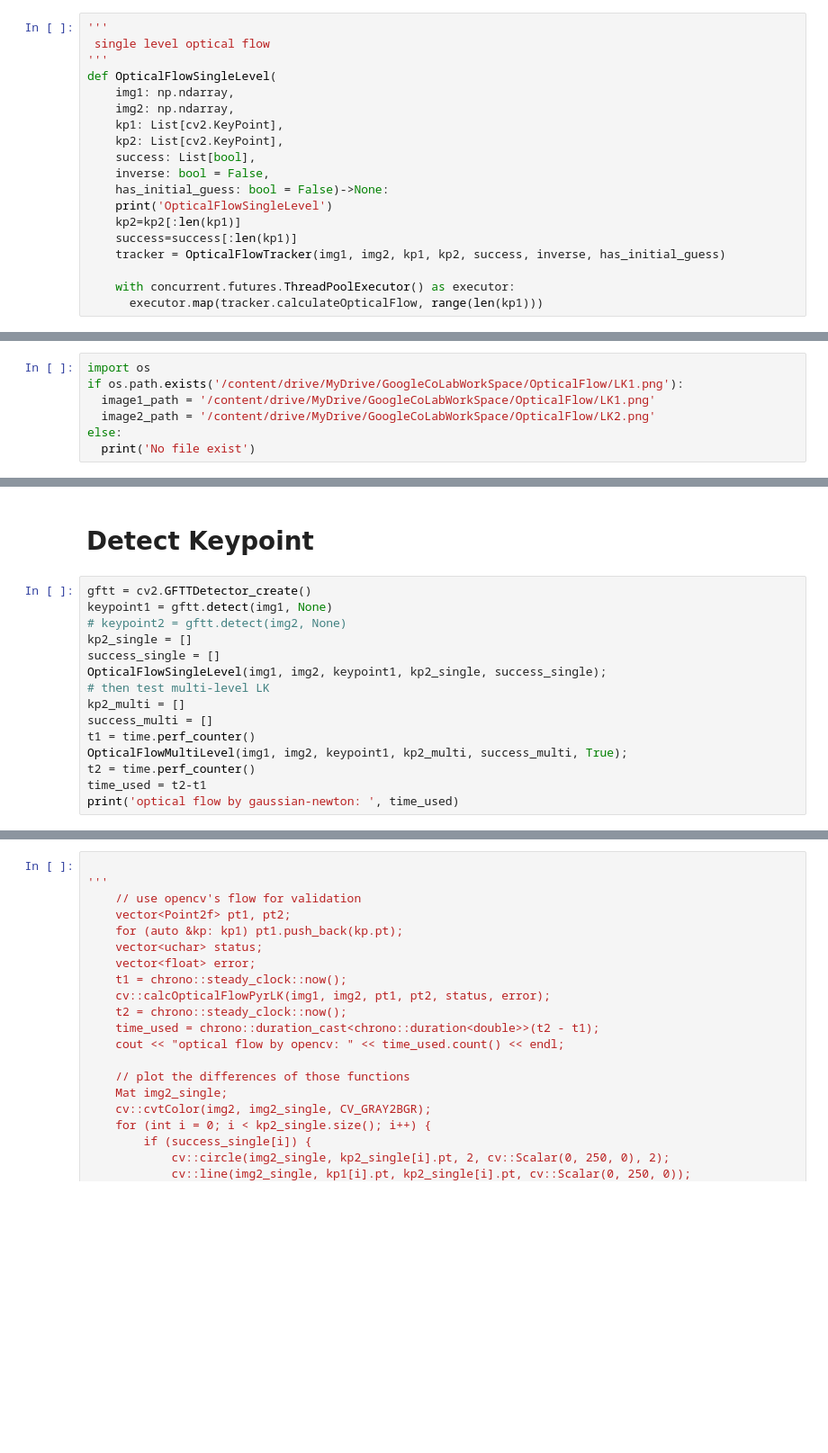
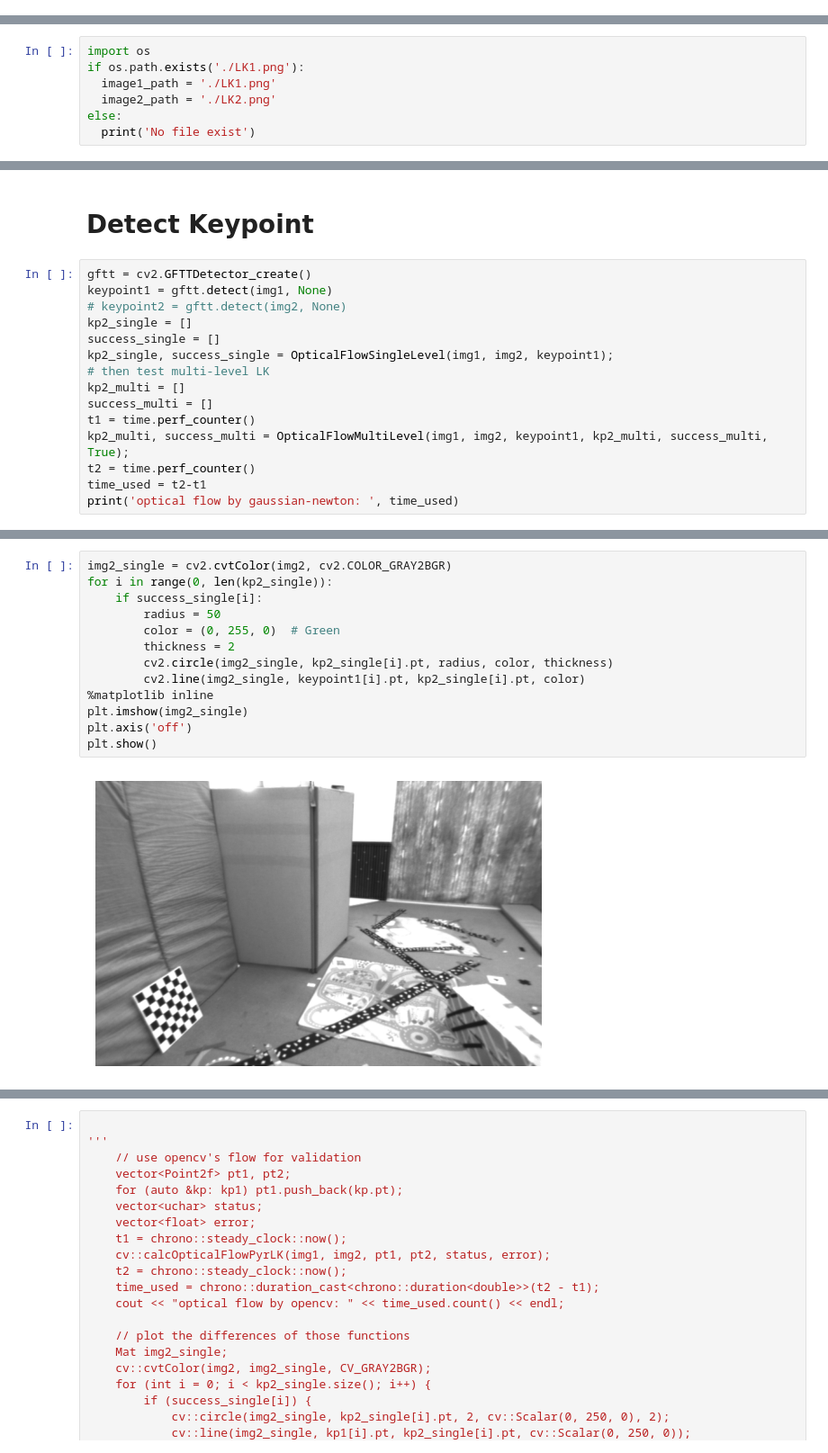
Before and after one commit to jianming1481/py_slambook2, a Jupyter notebook: ch8/slambook2_optical_flow.ipynb, the cells around one changed output, grey strips where cells are left out. Shown at 90% size. Cells and saved outputs as stored; diff of their text form; blank space fills up the shorter version.

Commit message:
Debugging Optical Flow

```diff
--- a/ch8/slambook2_optical_flow.ipynb
+++ b/ch8/slambook2_optical_flow.ipynb
@@ -36,22 +69,3 @@ def GetPixelValue(image: np.ndarray, x: float, y: float)->float:
-# %%
-'''
- single level optical flow
-'''
-def OpticalFlowSingleLevel(
-    img1: np.ndarray,
-    img2: np.ndarray,
-    kp1: List[cv2.KeyPoint],
-    kp2: List[cv2.KeyPoint],
-    success: List[bool],
-    inverse: bool = False,
-    has_initial_guess: bool = False)->None:
-    print('OpticalFlowSingleLevel')
-    kp2=kp2[:len(kp1)]
-    success=success[:len(kp1)]
-    tracker = OpticalFlowTracker(img1, img2, kp1, kp2, success, inverse, has_initial_guess)
-
-    with concurrent.futures.ThreadPoolExecutor() as executor:
-      executor.map(tracker.calculateOpticalFlow, range(len(kp1)))
 # %%
 import time
 milliseconds = int(time.time() * 1000)
@@ -239,9 +259,9 @@ hello
 # Load Image
 # %%
 import os
-if os.path.exists('/content/drive/MyDrive/GoogleCoLabWorkSpace/OpticalFlow/LK1.png'):
-  image1_path = '/content/drive/MyDrive/GoogleCoLabWorkSpace/OpticalFlow/LK1.png'
-  image2_path = '/content/drive/MyDrive/GoogleCoLabWorkSpace/OpticalFlow/LK2.png'
+if os.path.exists('./LK1.png'):
+  image1_path = './LK1.png'
+  image2_path = './LK2.png'
 else:
   print('No file exist')
 # %%
@@ -260,12 +280,12 @@ keypoint1 = gftt.detect(img1, None)
 # keypoint2 = gftt.detect(img2, None)
 kp2_single = []
 success_single = []
-OpticalFlowSingleLevel(img1, img2, keypoint1, kp2_single, success_single);
+kp2_single, success_single = OpticalFlowSingleLevel(img1, img2, keypoint1);
 # then test multi-level LK
 kp2_multi = []
 success_multi = []
 t1 = time.perf_counter()
-OpticalFlowMultiLevel(img1, img2, keypoint1, kp2_multi, success_multi, True);
+kp2_multi, success_multi = OpticalFlowMultiLevel(img1, img2, keypoint1, kp2_multi, success_multi, True);
 t2 = time.perf_counter()
 time_used = t2-t1
 print('optical flow by gaussian-newton: ', time_used)
@@ -277,0 +297,15 @@ TypeError: ignored
+# %%
+img2_single = cv2.cvtColor(img2, cv2.COLOR_GRAY2BGR)
+for i in range(0, len(kp2_single)):
+    if success_single[i]:
+        radius = 50
+        color = (0, 255, 0)  # Green
+        thickness = 2
+        cv2.circle(img2_single, kp2_single[i].pt, radius, color, thickness)
+        cv2.line(img2_single, keypoint1[i].pt, kp2_single[i].pt, color)
+%matplotlib inline
+plt.imshow(img2_single)
+plt.axis('off')
+plt.show()
+# %% [output]
+[figure, added]
```
Also changed, not shown: parts of 11 cells of this notebook, 3 other files.
